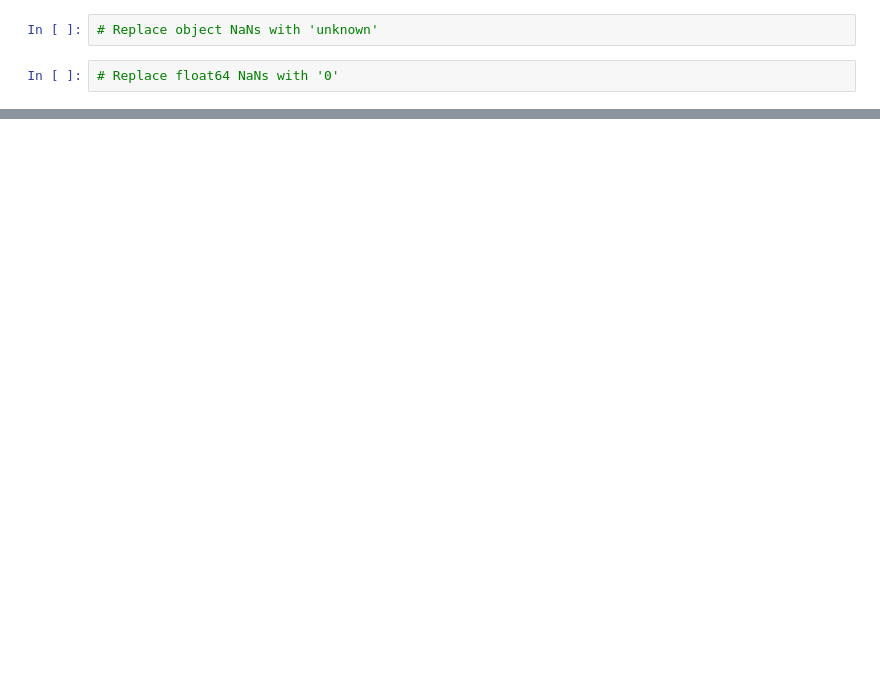
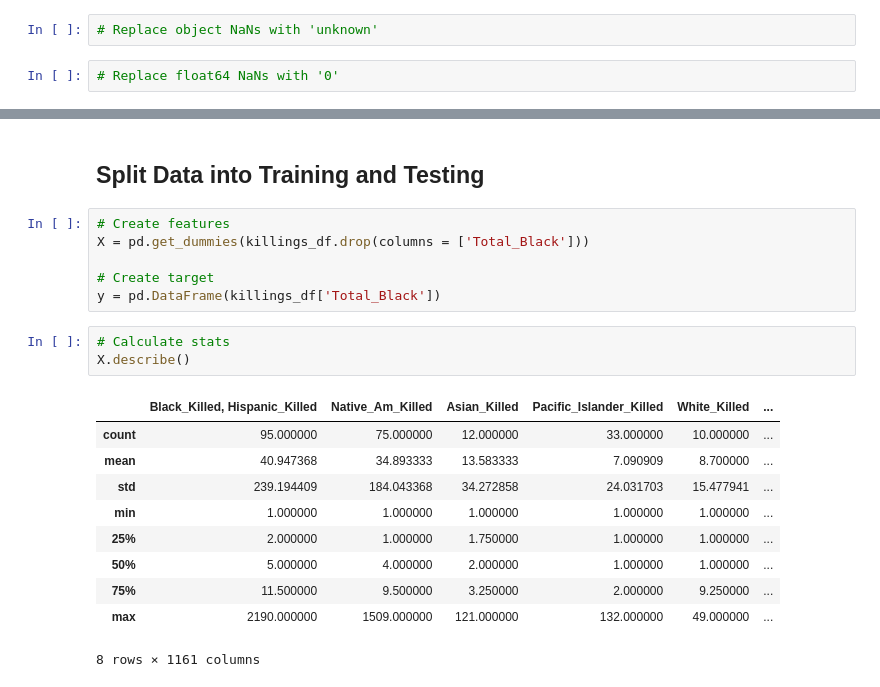
Before and after one commit to TamaraGR/Police_Violence_Analysis, a Jupyter notebook: Machine_Learning_Model_Mockup.ipynb, the cells around one changed output, grey strips where cells are left out. Saved outputs shown, nothing was run; the diff lists cells and outputs as text; blank space fills up the shorter version.

```diff
--- a/Machine_Learning_Model_Mockup.ipynb
+++ b/Machine_Learning_Model_Mockup.ipynb
@@ -115,0 +132,22 @@ Column Killings_by_Police_per_10k_Arrests has 8 null values
+# %% [markdown]
+## Split Data into Training and Testing
+# %%
+# Create features
+X = pd.get_dummies(killings_df.drop(columns = ['Total_Black']))
+
+# Create target
+y = pd.DataFrame(killings_df['Total_Black'])
+# %%
+# Calculate stats
+X.describe()
+# %% [output]
+|  | Black_Killed, Hispanic_Killed | Native_Am_Killed | Asian_Killed | Pacific_Islander_Killed | White_Killed | ... |
+| count | 95.000000 | 75.000000 | 12.000000 | 33.000000 | 10.000000 | ... |
+| mean | 40.947368 | 34.893333 | 13.583333 | 7.090909 | 8.700000 | ... |
+| std | 239.194409 | 184.043368 | 34.272858 | 24.031703 | 15.477941 | ... |
+| min | 1.000000 | 1.000000 | 1.000000 | 1.000000 | 1.000000 | ... |
+| 25% | 2.000000 | 1.000000 | 1.750000 | 1.000000 | 1.000000 | ... |
+| 50% | 5.000000 | 4.000000 | 2.000000 | 1.000000 | 1.000000 | ... |
+| 75% | 11.500000 | 9.500000 | 3.250000 | 2.000000 | 9.250000 | ... |
+| max | 2190.000000 | 1509.000000 | 121.000000 | 132.000000 | 49.000000 | ... |
+8 rows × 1161 columns
```
Also changed, not shown: parts of 7 cells of this notebook, 3 other files.
